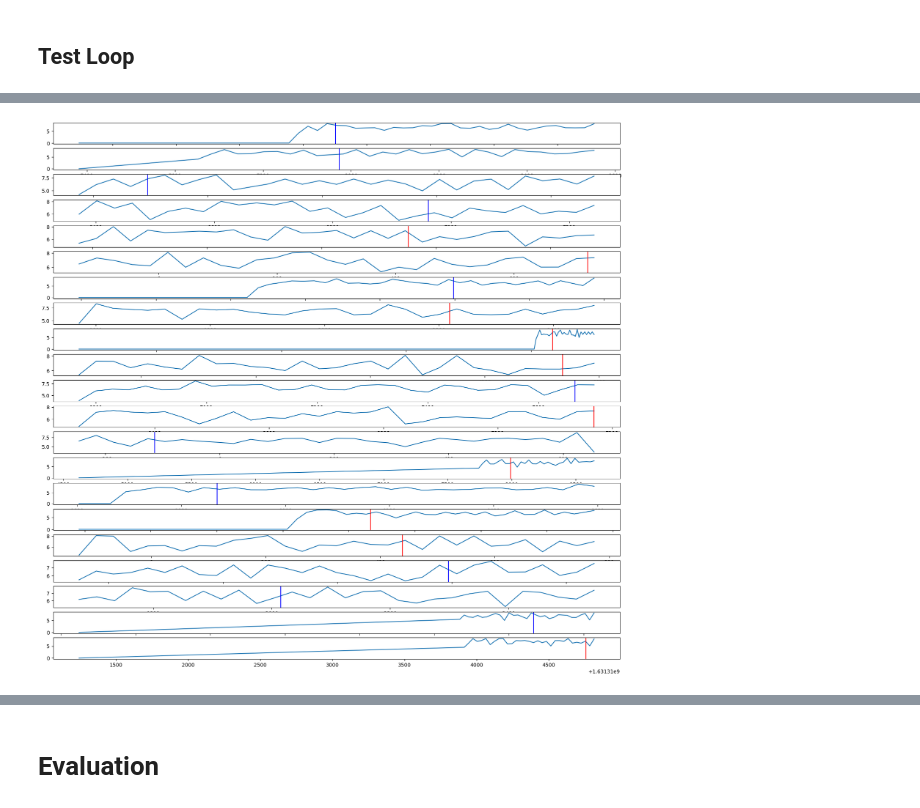
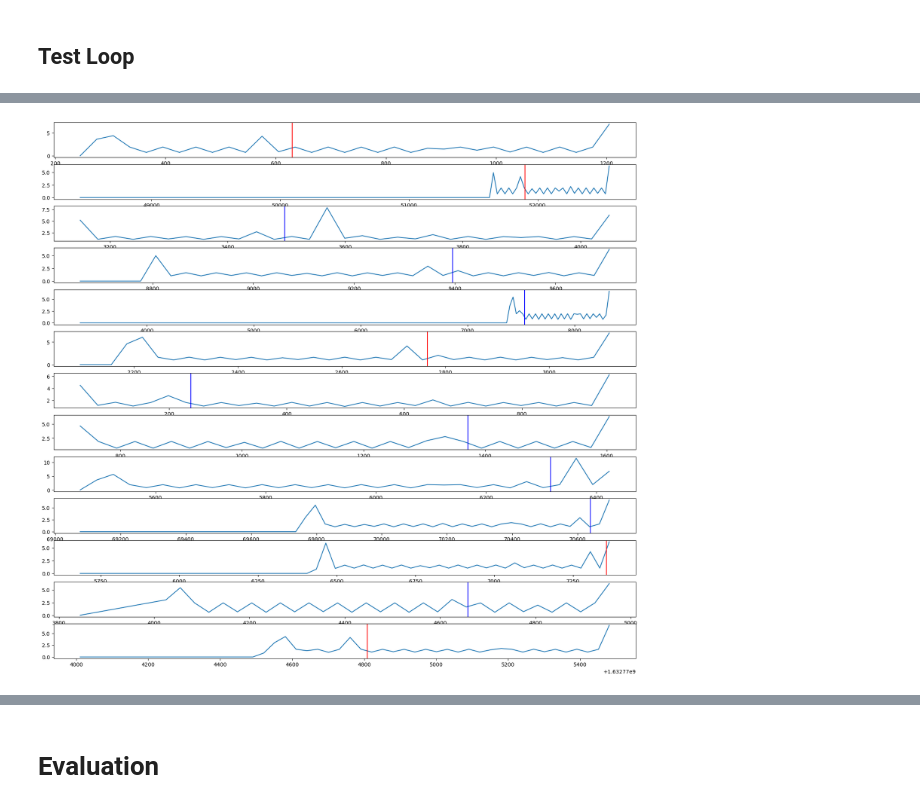
Before and after one commit to YC0806/2023-Yuchen, a Jupyter notebook: TGAE2.ipynb, the cells around one changed output, grey strips where cells are left out. Cells and saved outputs as stored; diff of their text form; code cells hidden in the pictures.

```diff
--- a/TGAE2.ipynb
+++ b/TGAE2.ipynb
@@ -171,12 +171,17 @@ class GraphSignal(object):
                 base += _new_edge_index.shape[1]
                 new_edge_index.append(_new_edge_index)
 
-                _source_attr = torch.zeros((_node_attr.shape[0], _new_edge_attr.shape[1])).to(device)
-                _target_attr = torch.zeros((_node_attr.shape[0], _new_edge_attr.shape[1])).to(device)
-                _source_attr.index_add_(0, _new_edge_index[0], _new_edge_attr)
-                _target_attr.index_add_(0, _new_edge_index[1], _new_edge_attr)
+#                 _source_attr = torch.zeros((_node_attr.shape[0], _new_edge_attr.shape[1])).to(device)
+#                 _target_attr = torch.zeros((_node_attr.shape[0], _new_edge_attr.shape[1])).to(device)
+#                 _source_attr.index_add_(0, _new_edge_index[0], _new_edge_attr)
+#                 _target_attr.index_add_(0, _new_edge_index[1], _new_edge_attr)
 
-                new_node_attr.append(torch.cat([_node_attr,_source_attr,_target_attr], dim=1))
+#                 new_node_attr.append(torch.cat([_node_attr,_source_attr,_target_attr], dim=1))
+                _node_attr_extend = torch.zeros((_node_attr.shape[0], _new_edge_attr.shape[1])).to(device)
+                _node_attr_extend.index_add_(0, _new_edge_index[0], _new_edge_attr)
+                _node_attr_extend.index_add_(0, _new_edge_index[1], _new_edge_attr)
+
+                new_node_attr.append(torch.cat([_node_attr,_node_attr_extend], dim=1))
 
             new_edge_flag.append(base)
 
@@ -283,7 +288,7 @@ class GraphDatasetLoader(object):
         return dataset
 # %%
 data_dir_0 = '/kaggle/input/dissertation-data'
-data_dir_1 = '2021-09-11-umbrella-experiment-32run-fran'
+data_dir_1 = '2021-09-27-RaspVM-experiment-64run-env1'
 
 
 signals = []
@@ -669,26 +674,26 @@ plt.legend()
 # %%
 fig = plt.figure(figsize=(20,20))
-# for i_signal,(signal, adj_list, annotation) in enumerate(zip(signals_val,adj_list_val, annotation_val)):
-for i_signal,(signal, adj_list, annotation) in enumerate(zip(signals_train,adj_list_train, annotation_train)):
+for i_signal,(signal, adj_list, annotation) in enumerate(zip(signals_val,adj_list_val, annotation_val)):
+# for i_signal,(signal, adj_list, annotation) in enumerate(zip(signals_train,adj_list_train, annotation_train)):
     if i_signal > 20:
         break
 
     snapshot_losses = test_loop(signal, model, loss_f, optimizer, device, adj_list)
 #                 print(np.mean(val_loss))
 #     val_losses.append(np.mean(snapshot_losses))
     ts_list = signal.ts_list
-#     plt.subplot(len(signals_val)+1,1,i_signal+1)
-    plt.subplot(21+1,1,i_signal+1)
+    plt.subplot(len(signals_val)+1,1,i_signal+1)
+#     plt.subplot(21+1,1,i_signal+1)
 #     print(len(snapshot_losses))
     plt.plot(ts_list,snapshot_losses)
     if annotation[0] == 'dos':
         plt.axvline(x = float(annotation[1]), color = 'red', label = annotation[0])
     if annotation[0] == 'privesc':
         plt.axvline(x = float(annotation[1]), color = 'blue', label = annotation[0])
 # plt.show()
 # plt.savefig(f'val_res_TGAE_NNConv_{GLOBAL_EPOCH}_{np.mean(history_train_list[-1]):.4f}_{np.mean(history_val_list[-1]):.4f}.png')
 # %% [output]
-[figure, old version]
+[figure, new version]
 # %%
 torch.save(model,f"TGAE2_{GLOBAL_EPOCH}_{np.mean(history_train_list[-1]):.4f}_{np.mean(history_val_list[-1]):.4f}.model")
 # %%
```
Also changed, not shown: parts of 9 cells of this notebook.
